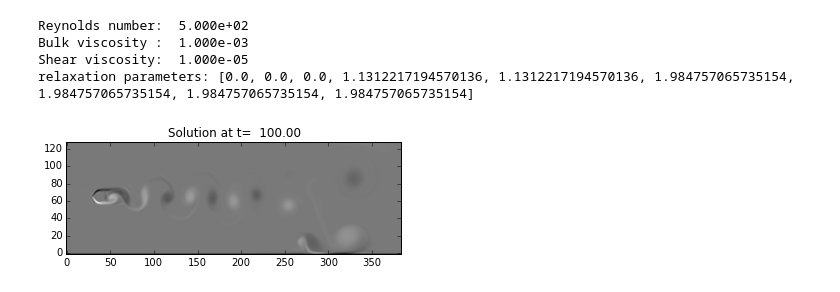
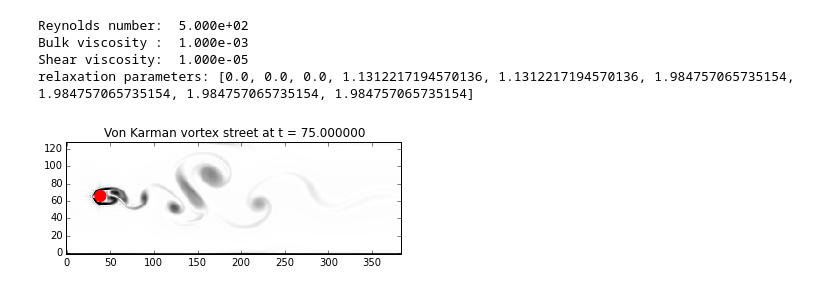
Before and after one commit to pylbm/pylbm, a Jupyter notebook: notebooks/07_Von_Karman_vortex_street.ipynb, the cells around one changed output. Drawn from its saved outputs; the diff is of its cells as text; code cells hidden in the pictures.

Commit message:
Update notebooks and add learning_domain in the documentation

```diff
--- a/notebooks/07_Von_Karman_vortex_street.ipynb
+++ b/notebooks/07_Von_Karman_vortex_street.ipynb
@@ -59,10 +59,6 @@ We compute the stationary solution of the problem obtained for large enough fina
 # %%
 import numpy as np
 import sympy as sp
-import matplotlib.pyplot as plt
-import matplotlib.colors as colors
-import matplotlib.cm as cm
-
 import pyLBM
 
 X, Y, LA = sp.symbols('X, Y, LA')
@@ -74,22 +70,19 @@ def bc_in(f, m, x, y, scheme):
     scheme.equilibrium(m)
     scheme.m2f(m, f)
 
-def plot(sol):
-    plt.clf()
+def vorticity(sol):
     ux = sol.m[0][1] / sol.m[0][0]
     uy = sol.m[0][2] / sol.m[0][0]
-    V = uy[2:,1:-1] - uy[0:-2,1:-1] - ux[1:-1,2:] + ux[1:-1,0:-2]
-    plt.imshow(np.float32(V.transpose()), origin='lower', cmap=cm.gray)
-    plt.title('Solution at t={0:8.2f}'.format(sol.t))
-    plt.show()
+    V = np.abs(uy[2:,1:-1] - uy[0:-2,1:-1] - ux[1:-1,2:] + ux[1:-1,0:-2])/(2*sol.domain.dx)
+    return -V
 
 # parameters
 rayon = 0.05
 Re = 500
 dx = 1./128  # spatial step
 la = 1.      # velocity of the scheme
-Tf = 100     # final time of the simulation
-v0 = la/20    # maximal velocity obtained in the middle of the channel
+Tf = 75      # final time of the simulation
+v0 = la/20   # maximal velocity obtained in the middle of the channel
 rhoo = 1.    # mean value of the density
 mu = 1.e-3   # bulk viscosity
 eta = rhoo*v0*2*rayon/Re  # shear viscosity
@@ -127,36 +120,41 @@ dico = {
                 3*(X**2+Y**2)-4,
                 (9*(X**2+Y**2)**2-21*(X**2+Y**2)+8)/2,
                 3*X*(X**2+Y**2)-5*X, 3*Y*(X**2+Y**2)-5*Y,
                 X**2-Y**2, X*Y
             ],
             'relaxation_parameters':s,
             'equilibrium':[
                 rho, qx, qy,
                 -2*rho + 3*q2,
-                rho+3/2*q2,
+                rho-3*q2,
                 -qx/LA, -qy/LA,
                 qx2-qy2, qxy
             ],
             'init':{rho:rhoo, qx:0., qy:0.},
         },
     ],
     'boundary_conditions':{
         0:{'method':{0: pyLBM.bc.bouzidi_bounce_back}, 'value':bc_in},
         1:{'method':{0: pyLBM.bc.bouzidi_bounce_back}, 'value':None},
         2:{'method':{0: pyLBM.bc.neumann_vertical}, 'value':None},
     },
     'generator': pyLBM.generator.CythonGenerator,
 }
 
 sol = pyLBM.Simulation(dico)
+while sol.t < Tf:
+    sol.one_time_step()
 
-while (sol.t<Tf):
-    sol.one_time_step()
-sol.f2m()
-plot(sol)
+viewer = pyLBM.viewer.matplotlibViewer
+fig = viewer.Fig()
+ax = fig[0]
+im = ax.image(vorticity(sol).transpose(), clim = [-3., 0])
+ax.ellipse([.3/dx, (0.5*(ymin+ymax)+2*dx)/dx], [rayon/dx,rayon/dx], 'r')
+ax.title = 'Von Karman vortex street at t = {0:f}'.format(sol.t)
+fig.show()
 # %% [output]
 Reynolds number:  5.000e+02
 Bulk viscosity :  1.000e-03
 Shear viscosity:  1.000e-05
 relaxation parameters: [0.0, 0.0, 0.0, 1.1312217194570136, 1.1312217194570136, 1.984757065735154, 1.984757065735154, 1.984757065735154, 1.984757065735154]
-[figure, old version]
+[figure, new version]
```
Also changed, not shown: parts of 1 cell of this notebook, 11 other files.
